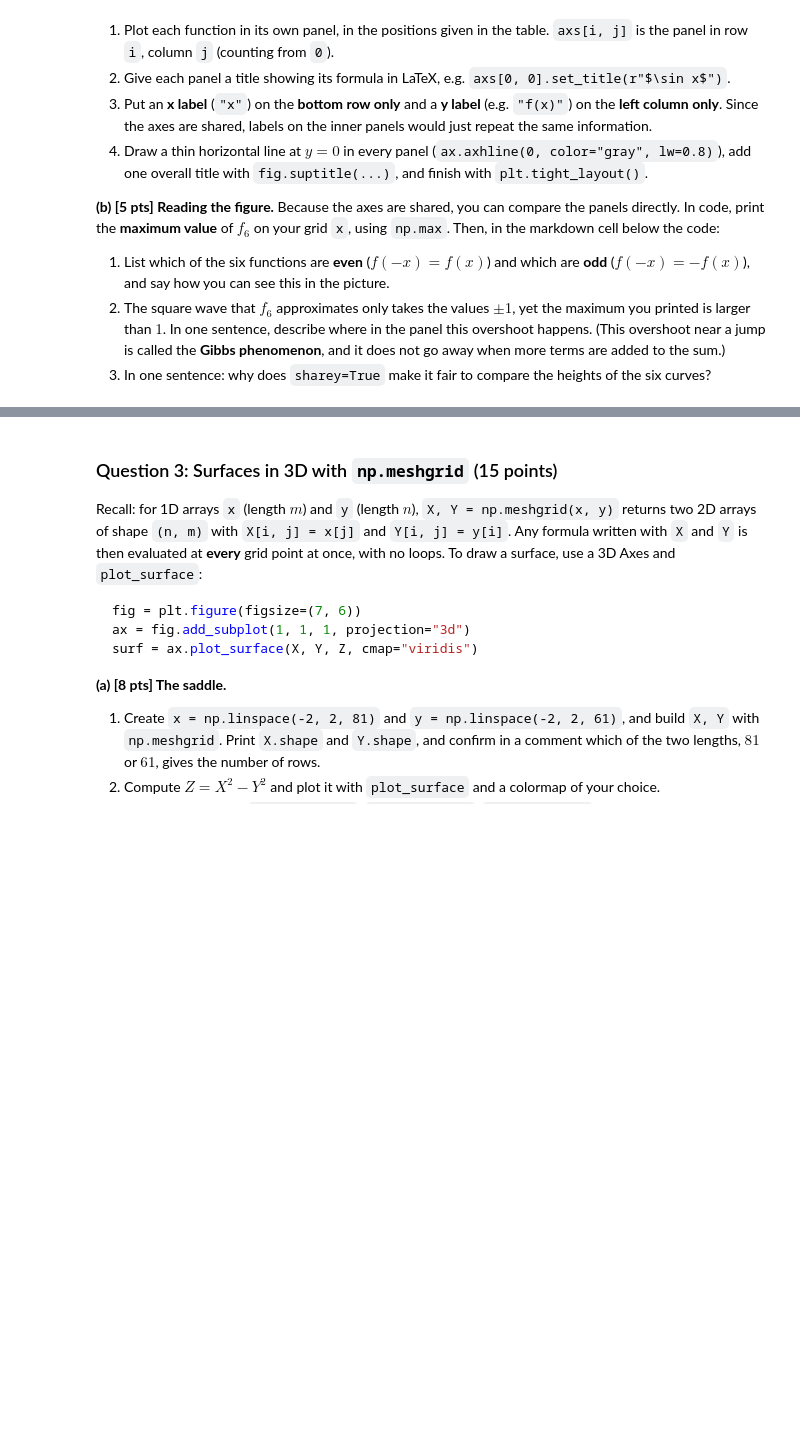
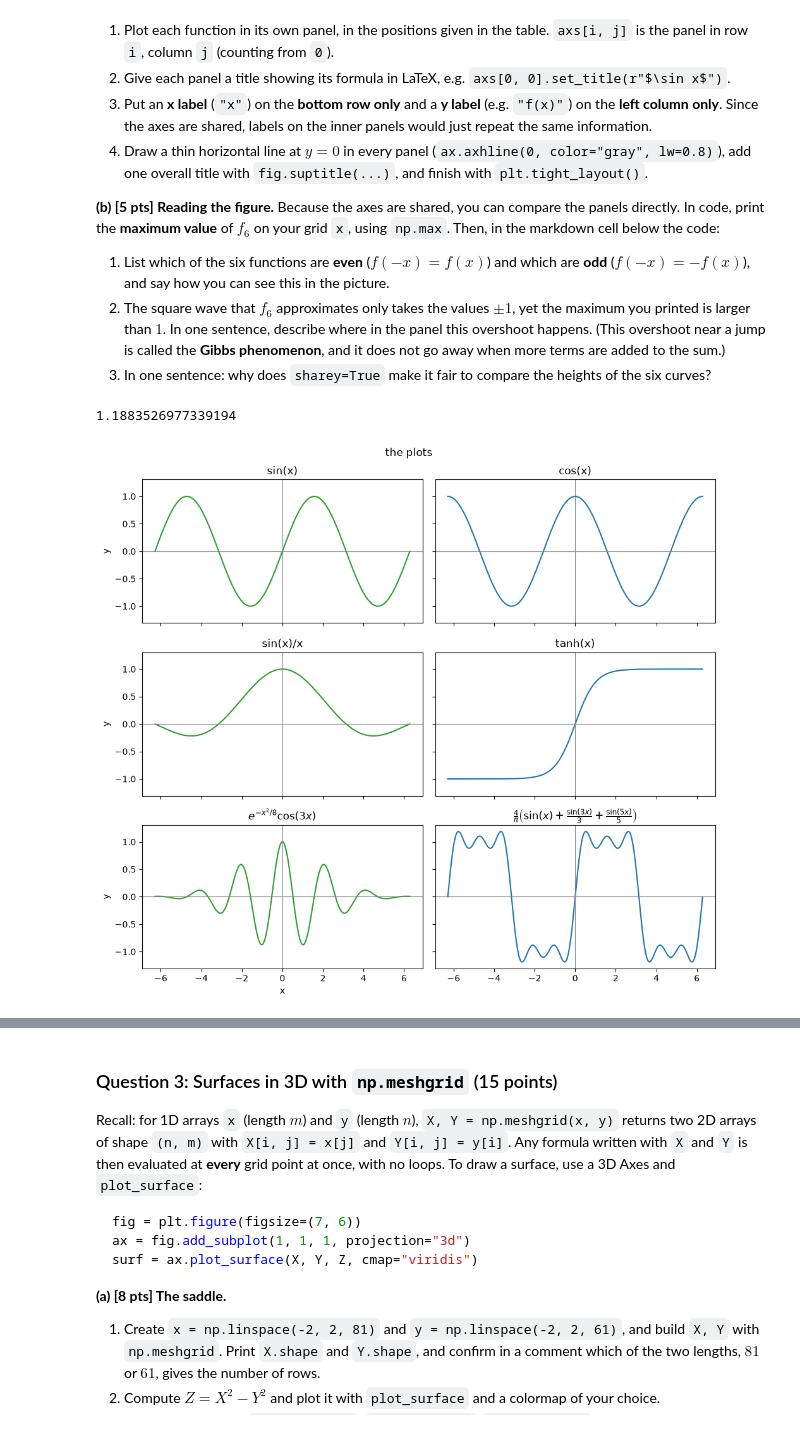
Before and after one commit to silasProgram/Math300_ClassRepo, a Jupyter notebook: assignments/assignmentIII.ipynb, the cells around one changed output, grey strips where cells are left out. Drawn from its saved outputs; the diff is of its cells as text; code cells hidden in the pictures; blank space fills up the shorter version.

```diff
--- a/assignments/assignmentIII.ipynb
+++ b/assignments/assignmentIII.ipynb
@@ -136,4 +190,47 @@ so all six panels **share the x-axis and the y-axis**. Then:
 2. The square wave that $f_6$ approximates only takes the values $\pm 1$, yet the maximum you printed is larger than $1$. In one sentence, describe where in the panel this overshoot happens. (This overshoot near a jump is called the **Gibbs phenomenon**, and it does not go away when more terms are added to the sum.)
 3. In one sentence: why does `sharey=True` make it fair to compare the heights of the six curves?
 # %%
-# TODO: your code for Q2(a) here
+x = np.linspace(-2*np.pi, 2*np.pi, 500)
+fig, axs = plt.subplots(nrows=3, ncols=2, figsize=(10, 9), sharex=True, sharey=True)
+fig.suptitle("the plots")
+axs[0, 0].plot(x, np.sin(x), color="tab:green")
+axs[0, 0].set_title("sin(x)")
+axs[0,0].axhline(0, color="gray", lw=0.8)
+axs[0,0].axvline(0, color="gray", lw=0.8)
+axs[0,0].set_ylabel("y")
+
+axs[0,1].plot(x, np.cos(x))
+axs[0,1].set_title("cos(x)")
+axs[0,1].axhline(0, color="gray", lw=0.8)
+axs[0,1].axvline(0, color="gray", lw=0.8)
+
+axs[1,0].plot(x, np.sinc(x/np.pi), color="tab:green")
+axs[1,0].set_title("sin(x)/x")
+axs[1,0].axhline(0, color="gray", lw=0.8)
+axs[1,0].set_ylabel("y")
+axs[1,0].axvline(0, color="gray", lw=0.8)
+
+axs[1, 1].plot(x, np.tanh(x))
+axs[1, 1].set_title("tanh(x)")
+axs[1,1].axhline(0, color="gray", lw=0.8)
+axs[1,1].axvline(0, color="gray", lw=0.8)
+
+
+axs[2,0].plot(x, np.exp(-x**2/8)*np.cos(3*x), color="tab:green")
+axs[2,0].set_title("$e^{-x^2/8}\cos(3x)$")
+axs[2,0].set_xlabel("x")
+axs[2,0].axhline(0, color="gray", lw=0.8)
+axs[2,0].axvline(0, color="gray", lw=0.8)
+axs[2,0].set_ylabel("y")
+
+axs[2,1].plot(x, (4/np.pi)*(np.sin(x)+np.sin(3*x)/3+np.sin(5*x)/5))
+axs[2,1].set_title("$f_6(x)$")
+axs[2, 1].set_title(r"$\frac{4}{\pi} \left(\sin(x) + \frac{\sin(3x)}{3} + \frac{\sin(5x)}{5}\right)$")
+axs[2,1].axhline(0, color="gray", lw=0.8)
+axs[2,1].axvline(0, color="gray", lw=0.8)
+plt.tight_layout()
+
+print(np.max(4/np.pi * (np.sin(x) + (np.sin(3*x))/(3) + (np.sin(5*x))/(5))))
+# %% [output]
+1.1883526977339194
+[figure, added]
```
Also changed, not shown: parts of 12 cells of this notebook, 2 other files.
